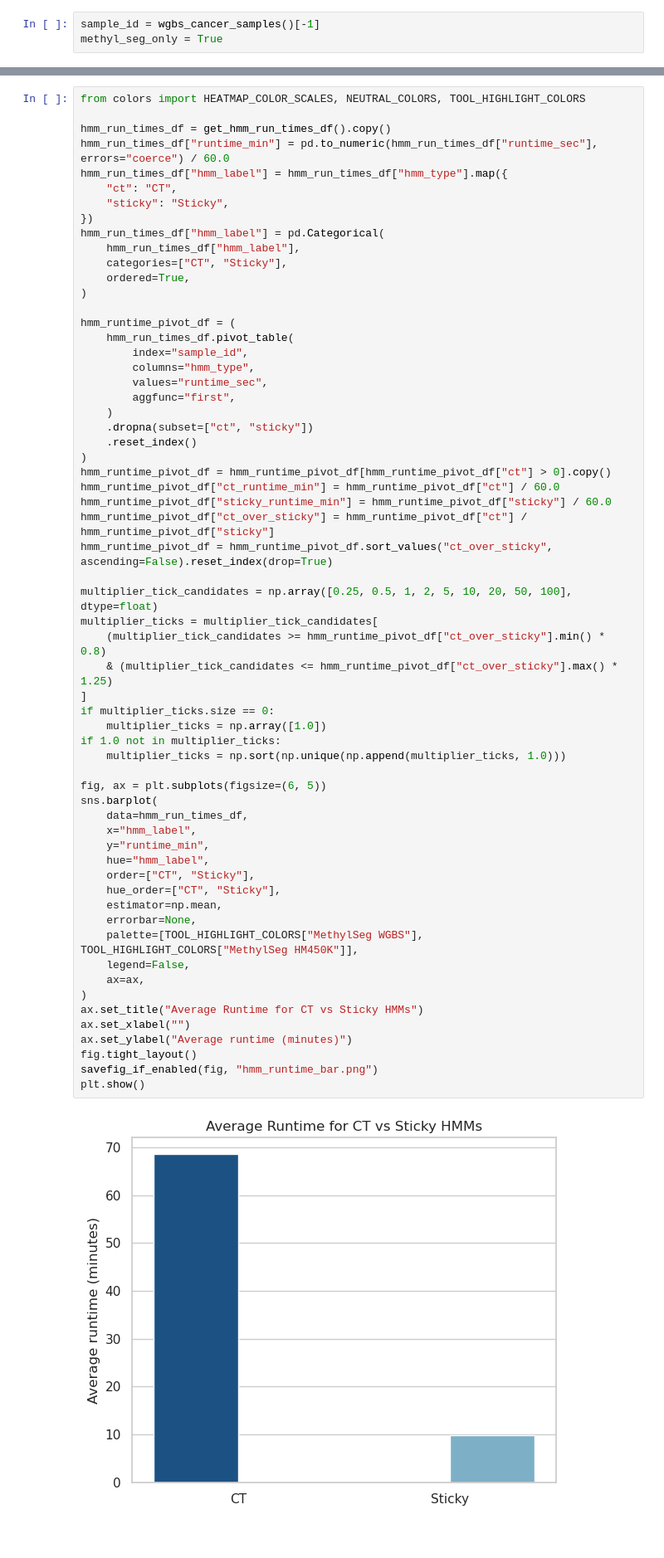
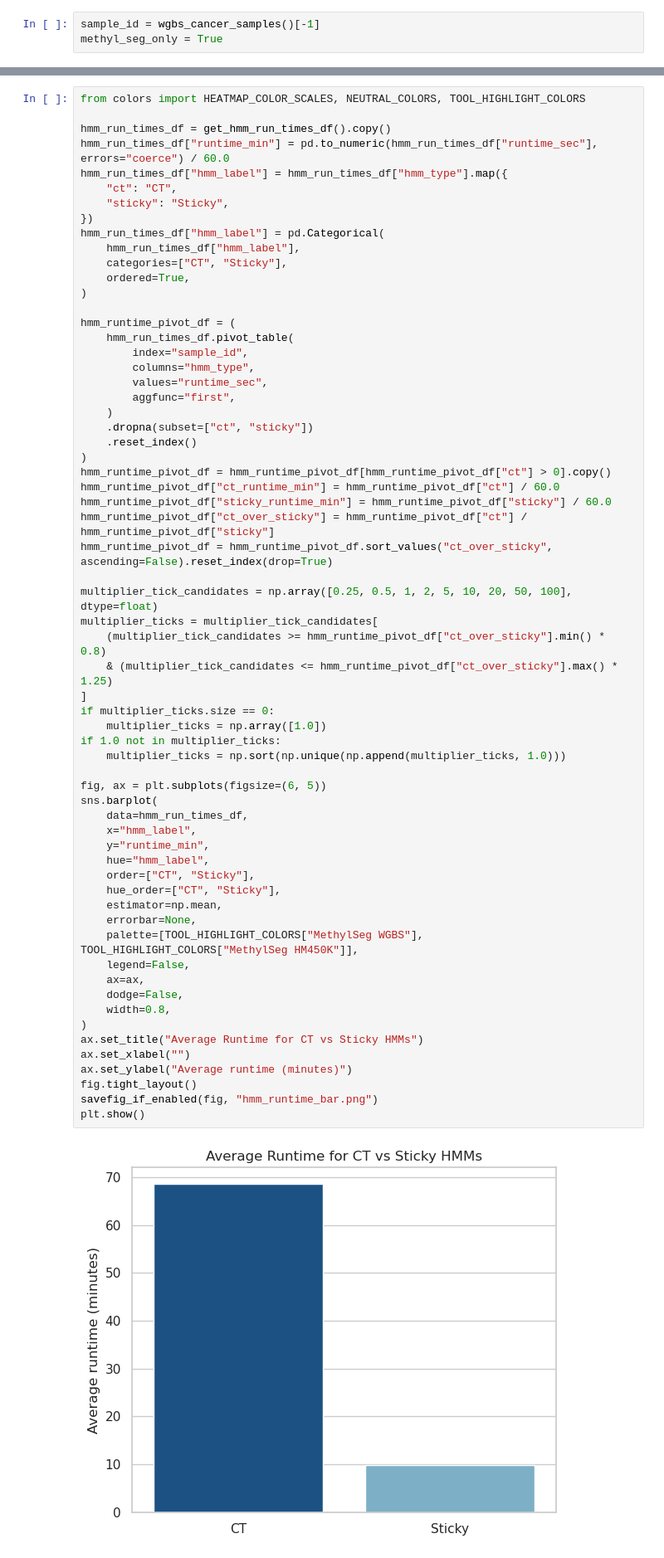
Before and after one commit to clementlab/MethylSegPaper, a Jupyter notebook: figures/02_region_calling_figures.ipynb, the cells around one changed output, grey strips where cells are left out. Shown at 83% size. Drawn from its saved outputs; the diff is of its cells as text.

Commit message:
updated figures and removed .copy

```diff
--- a/figures/02_region_calling_figures.ipynb
+++ b/figures/02_region_calling_figures.ipynb
@@ -222,34 +222,36 @@ multiplier_tick_candidates = np.array([0.25, 0.5, 1, 2, 5, 10, 20, 50, 100], dty
 multiplier_ticks = multiplier_tick_candidates[
     (multiplier_tick_candidates >= hmm_runtime_pivot_df["ct_over_sticky"].min() * 0.8)
     & (multiplier_tick_candidates <= hmm_runtime_pivot_df["ct_over_sticky"].max() * 1.25)
 ]
 if multiplier_ticks.size == 0:
     multiplier_ticks = np.array([1.0])
 if 1.0 not in multiplier_ticks:
     multiplier_ticks = np.sort(np.unique(np.append(multiplier_ticks, 1.0)))
 
 fig, ax = plt.subplots(figsize=(6, 5))
 sns.barplot(
     data=hmm_run_times_df,
     x="hmm_label",
     y="runtime_min",
     hue="hmm_label",
     order=["CT", "Sticky"],
     hue_order=["CT", "Sticky"],
     estimator=np.mean,
     errorbar=None,
     palette=[TOOL_HIGHLIGHT_COLORS["MethylSeg WGBS"], TOOL_HIGHLIGHT_COLORS["MethylSeg HM450K"]],
     legend=False,
     ax=ax,
+    dodge=False,
+    width=0.8,
 )
 ax.set_title("Average Runtime for CT vs Sticky HMMs")
 ax.set_xlabel("")
 ax.set_ylabel("Average runtime (minutes)")
 fig.tight_layout()
 savefig_if_enabled(fig, "hmm_runtime_bar.png")
 plt.show()
 # %% [output]
-[figure, old version]
+[figure, new version]
 # %%
 fig, ax = plt.subplots(figsize=(max(8, 0.35 * len(hmm_runtime_pivot_df) + 2), 5))
 sns.scatterplot(
```
Also changed, not shown: 1 other file.
